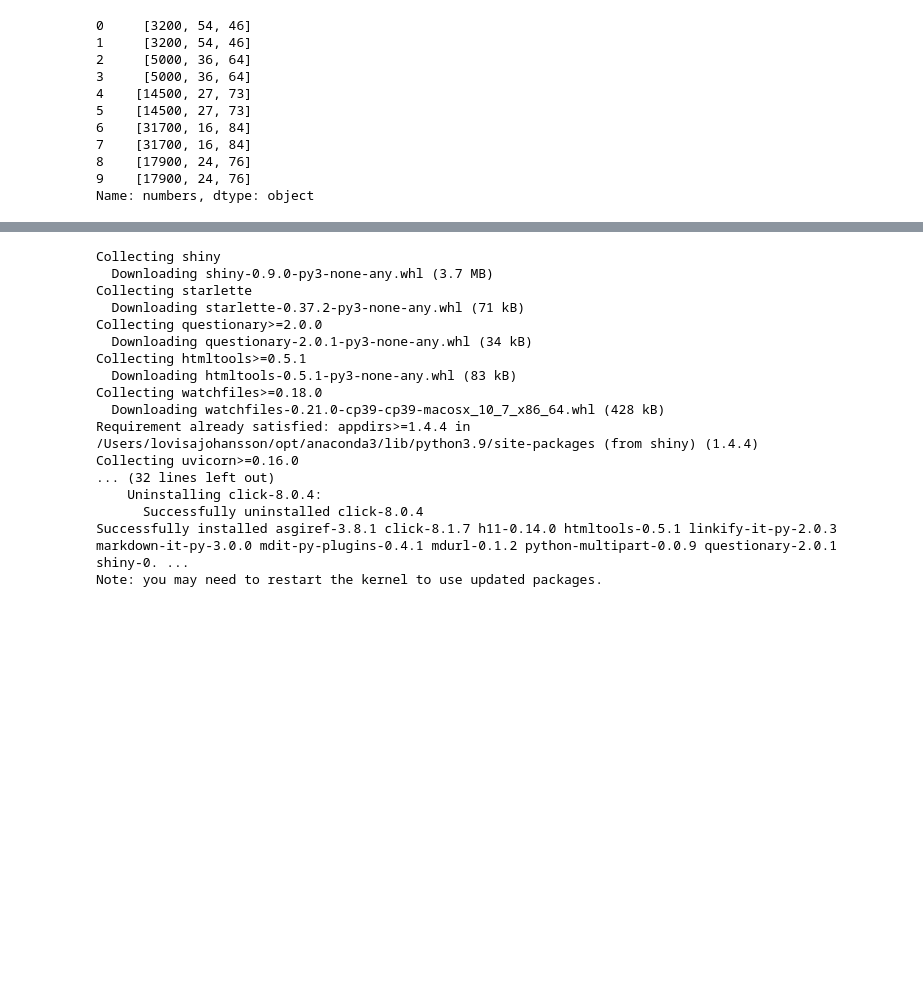
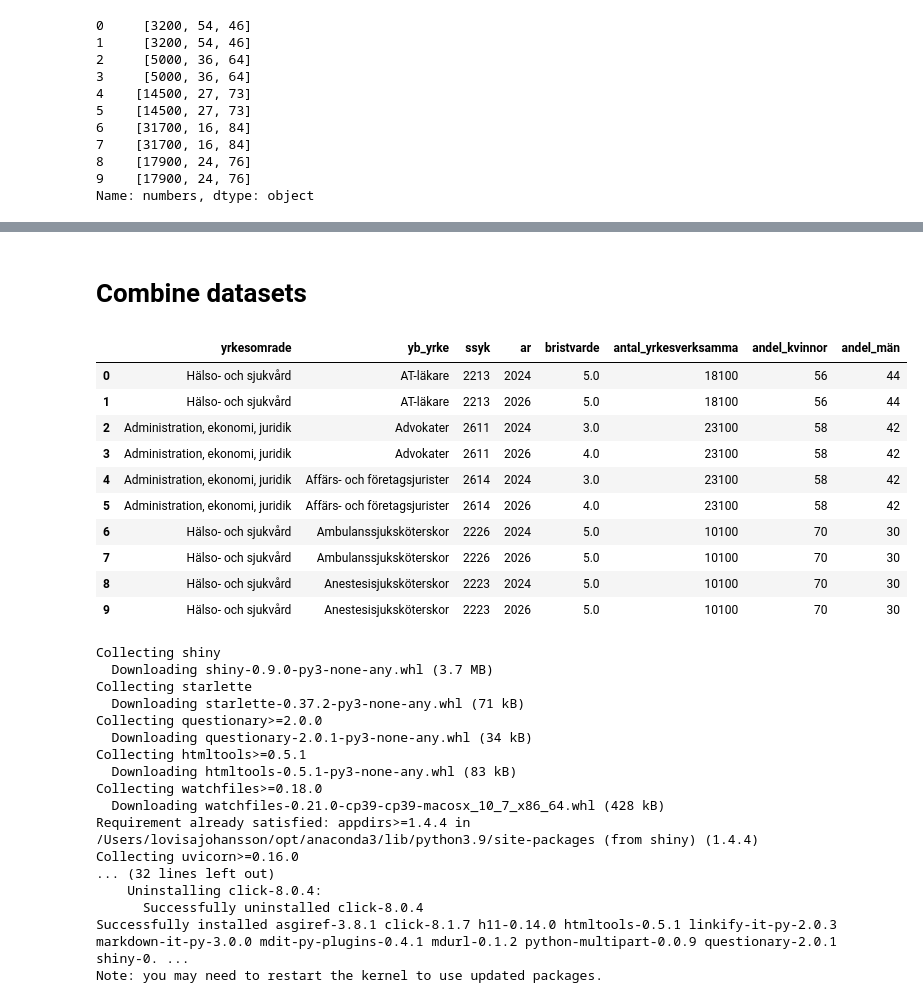
Before and after one commit to Lovisaj01/Open-Data-Project, a Jupyter notebook: preprocessing.ipynb, the cells around one changed output, grey strips where cells are left out. Cells and saved outputs as stored; diff of their text form; code cells hidden in the pictures; blank space fills up the shorter version.

Commit message:
Preprocessing and combined the two datasets for employments

```diff
--- a/preprocessing.ipynb
+++ b/preprocessing.ipynb
@@ -517,0 +579,3 @@ memory usage: 1.1+ MB
+# %%
+job_analysis_df.drop_duplicates(inplace=True)
+job_analysis_df.head(10)
@@ -517,0 +594,3 @@ memory usage: 1.1+ MB
+# %%
+job_analysis_df['ssyk'] = job_analysis_df['ssyk'].astype("int64")
+job_analysis_df['ssyk'].dtype
@@ -582,0 +701,5 @@ job_forecast_df.head(10)
+# %%
+job_forecast_analysis_df = job_forecast_df[['ssyk', 'ar', 'bristvarde',
+       'antal_yrkesverksamma',
+       'andel_kvinnor', 'andel_män']]
+job_forecast_analysis_df.head(10)
@@ -582,0 +750,3 @@ job_forecast_df.head(10)
+# %%
+job_forecast_analysis_df[['antal_yrkesverksamma', 'andel_kvinnor', 'andel_män']] = job_forecast_analysis_df[['antal_yrkesverksamma', 'andel_kvinnor', 'andel_män']].astype("int64")
+job_forecast_analysis_df[['antal_yrkesverksamma', 'andel_kvinnor', 'andel_män']].dtypes
@@ -583,3 +773,20 @@ job_forecast_df.head(10)
+# %% [markdown]
+# Combine datasets
+# %%
+equal_employment = job_analysis_df.merge(job_forecast_analysis_df,on='ssyk')
+equal_employment.head(10)
+# %% [output]
+|  | yrkesomrade | yb_yrke | ssyk | ar | bristvarde | antal_yrkesverksamma | andel_kvinnor | andel_män |
+| 0 | Hälso- och sjukvård | AT-läkare | 2213 | 2024 | 5.0 | 18100 | 56 | 44 |
+| 1 | Hälso- och sjukvård | AT-läkare | 2213 | 2026 | 5.0 | 18100 | 56 | 44 |
+| 2 | Administration, ekonomi, juridik | Advokater | 2611 | 2024 | 3.0 | 23100 | 58 | 42 |
+| 3 | Administration, ekonomi, juridik | Advokater | 2611 | 2026 | 4.0 | 23100 | 58 | 42 |
+| 4 | Administration, ekonomi, juridik | Affärs- och företagsjurister | 2614 | 2024 | 3.0 | 23100 | 58 | 42 |
+| 5 | Administration, ekonomi, juridik | Affärs- och företagsjurister | 2614 | 2026 | 4.0 | 23100 | 58 | 42 |
+| 6 | Hälso- och sjukvård | Ambulanssjuksköterskor | 2226 | 2024 | 5.0 | 10100 | 70 | 30 |
+| 7 | Hälso- och sjukvård | Ambulanssjuksköterskor | 2226 | 2026 | 5.0 | 10100 | 70 | 30 |
+| 8 | Hälso- och sjukvård | Anestesisjuksköterskor | 2223 | 2024 | 5.0 | 10100 | 70 | 30 |
+| 9 | Hälso- och sjukvård | Anestesisjuksköterskor | 2223 | 2026 | 5.0 | 10100 | 70 | 30 |
 # %%
 #pip install shiny
 # %% [output]
```
Also changed, not shown: parts of 27 cells of this notebook.
